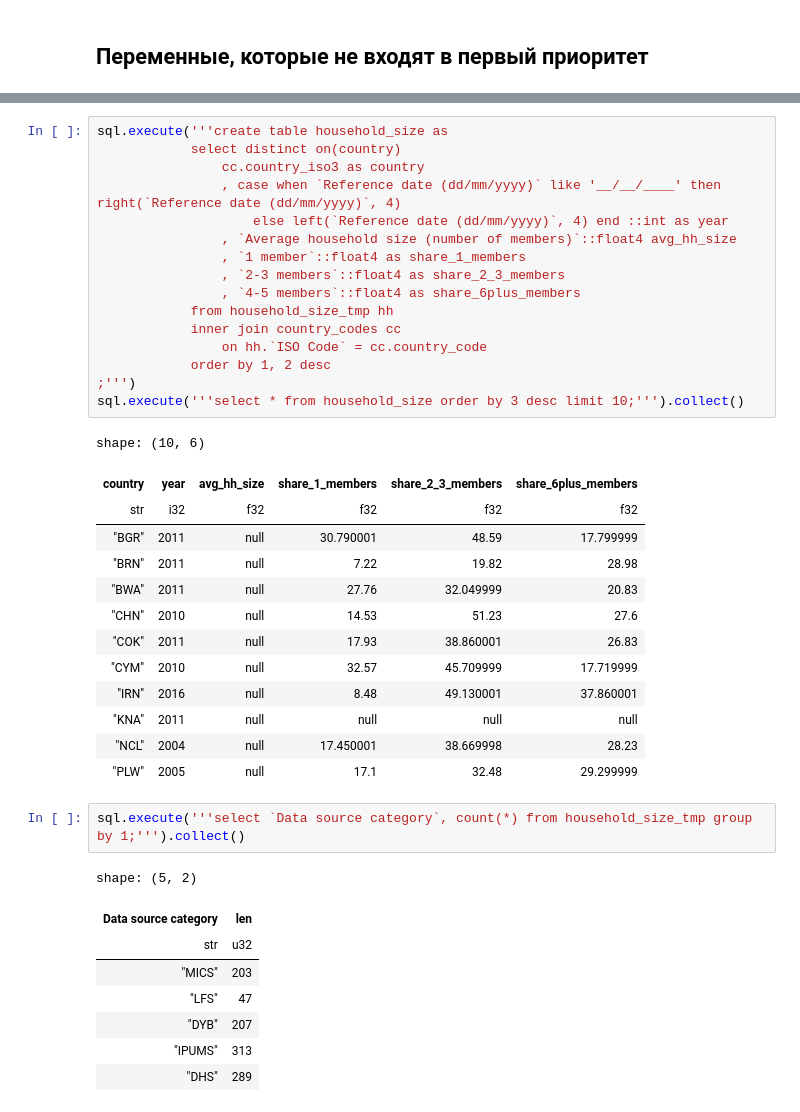
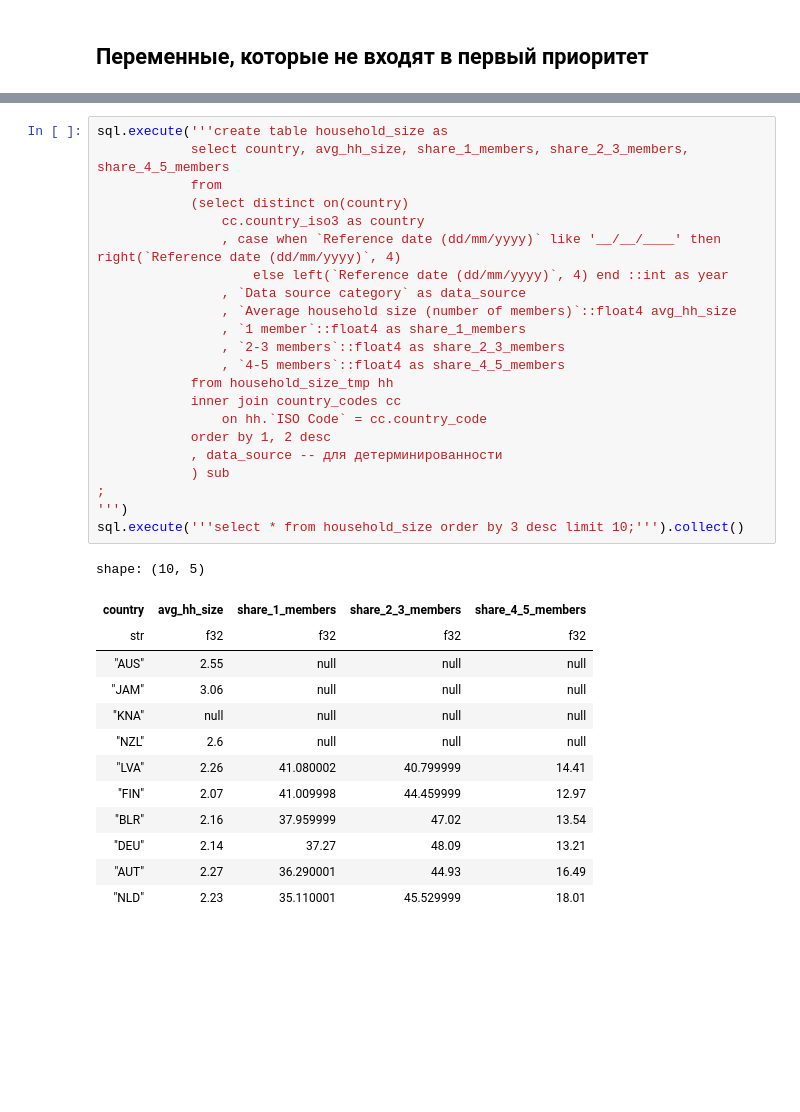
Before and after one commit to xan-d-or/thesis, a Jupyter notebook: data/scripts/data_aggregation.ipynb, the cells around one changed output, grey strips where cells are left out. Drawn from its saved outputs; the diff is of its cells as text; blank space fills up the shorter version.

```diff
--- a/data/scripts/data_aggregation.ipynb
+++ b/data/scripts/data_aggregation.ipynb
@@ -394,42 +454,37 @@ shape: (2, 9)
 | "Afghanistan" | 4 | "DHS" | "19/10/2015" | 8.04 | 0.19 | ... |
 # %%
 sql.execute('''create table household_size as
-            select distinct on(country)
+            select country, avg_hh_size, share_1_members, share_2_3_members, share_4_5_members
+            from
+            (select distinct on(country)
                 cc.country_iso3 as country
                 , case when `Reference date (dd/mm/yyyy)` like '__/__/____' then right(`Reference date (dd/mm/yyyy)`, 4)
                     else left(`Reference date (dd/mm/yyyy)`, 4) end ::int as year
+                , `Data source category` as data_source
                 , `Average household size (number of members)`::float4 avg_hh_size
                 , `1 member`::float4 as share_1_members
                 , `2-3 members`::float4 as share_2_3_members
-                , `4-5 members`::float4 as share_6plus_members
+                , `4-5 members`::float4 as share_4_5_members
             from household_size_tmp hh
             inner join country_codes cc
                 on hh.`ISO Code` = cc.country_code
             order by 1, 2 desc
-;''')
+            , data_source -- для детерминированности
+            ) sub
+;
+''')
 sql.execute('''select * from household_size order by 3 desc limit 10;''').collect()
 # %% [output]
-shape: (10, 6)
+shape: (10, 5)
-| country | year | avg_hh_size | share_1_members | share_2_3_members | share_6plus_members |
-| str | i32 | f32 | f32 | f32 | f32 |
-| "BGR" | 2011 | null | 30.790001 | 48.59 | 17.799999 |
-| "BRN" | 2011 | null | 7.22 | 19.82 | 28.98 |
-| "BWA" | 2011 | null | 27.76 | 32.049999 | 20.83 |
-| "CHN" | 2010 | null | 14.53 | 51.23 | 27.6 |
-| "COK" | 2011 | null | 17.93 | 38.860001 | 26.83 |
-| "CYM" | 2010 | null | 32.57 | 45.709999 | 17.719999 |
-| "IRN" | 2016 | null | 8.48 | 49.130001 | 37.860001 |
-| "KNA" | 2011 | null | null | null | null |
-| "NCL" | 2004 | null | 17.450001 | 38.669998 | 28.23 |
-| "PLW" | 2005 | null | 17.1 | 32.48 | 29.299999 |
+| country | avg_hh_size | share_1_members | share_2_3_members | share_4_5_members |
+| str | f32 | f32 | f32 | f32 |
+| "AUS" | 2.55 | null | null | null |
+| "JAM" | 3.06 | null | null | null |
+| "KNA" | null | null | null | null |
+| "NZL" | 2.6 | null | null | null |
+| "LVA" | 2.26 | 41.080002 | 40.799999 | 14.41 |
+| "FIN" | 2.07 | 41.009998 | 44.459999 | 12.97 |
+| "BLR" | 2.16 | 37.959999 | 47.02 | 13.54 |
+| "DEU" | 2.14 | 37.27 | 48.09 | 13.21 |
+| "AUT" | 2.27 | 36.290001 | 44.93 | 16.49 |
+| "NLD" | 2.23 | 35.110001 | 45.529999 | 18.01 |
-# %%
-sql.execute('''select `Data source category`, count(*) from household_size_tmp group by 1;''').collect()
-# %% [output]
-shape: (5, 2)
-| Data source category | len |
-| str | u32 |
-| "MICS" | 203 |
-| "LFS" | 47 |
-| "DYB" | 207 |
-| "IPUMS" | 313 |
-| "DHS" | 289 |
```
Also changed, not shown: parts of 18 cells of this notebook, 1 other file.
